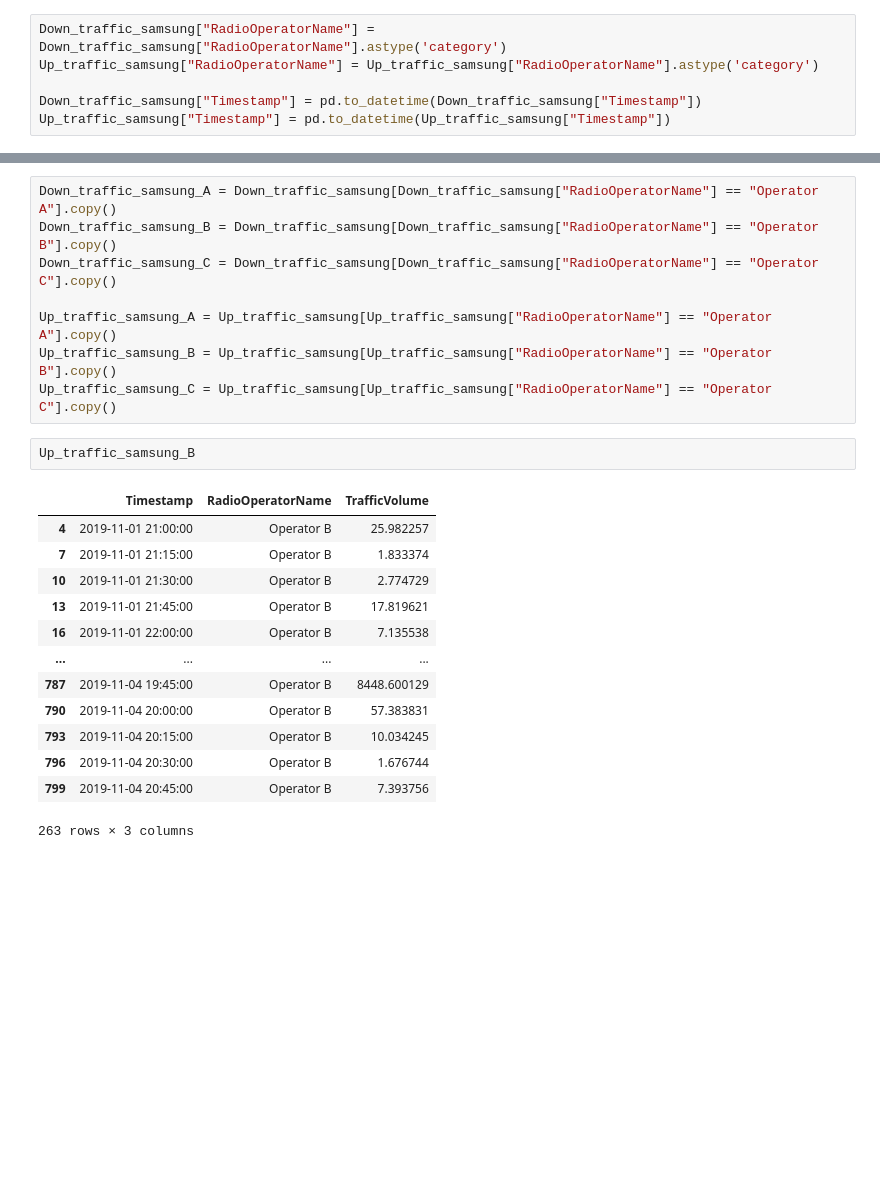
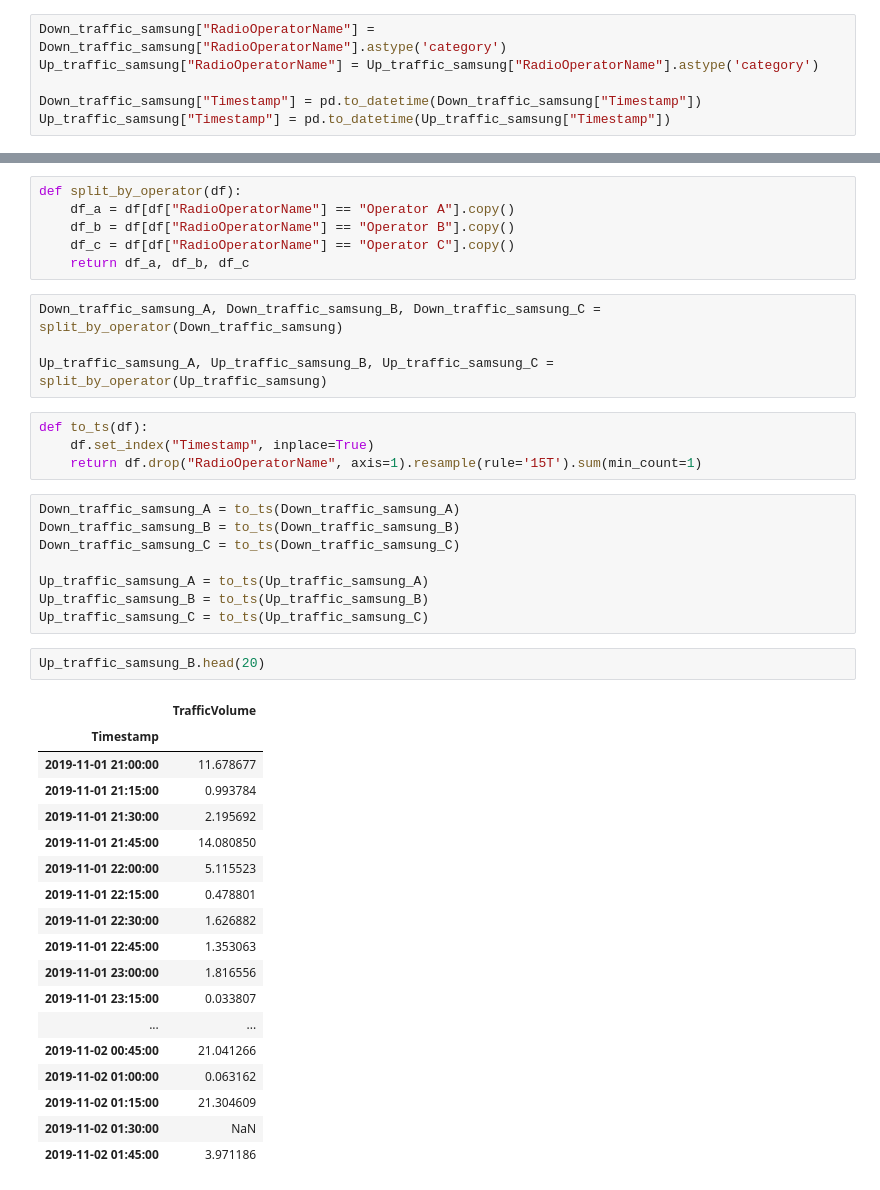
Before and after one commit to medhatfawzy/AI-Telecom, a Jupyter notebook: 4.Machine_Learning.ipynb, the cells around one changed output, grey strips where cells are left out. Cells and saved outputs as stored; diff of their text form; blank space fills up the shorter version.

```diff
--- a/4.Machine_Learning.ipynb
+++ b/4.Machine_Learning.ipynb
@@ -317,24 +329,43 @@ memory usage: 13.6 KB
-# %%
-Down_traffic_samsung_A = Down_traffic_samsung[Down_traffic_samsung["RadioOperatorName"] == "Operator A"].copy()
-Down_traffic_samsung_B = Down_traffic_samsung[Down_traffic_samsung["RadioOperatorName"] == "Operator B"].copy()
-Down_traffic_samsung_C = Down_traffic_samsung[Down_traffic_samsung["RadioOperatorName"] == "Operator C"].copy()
-
-Up_traffic_samsung_A = Up_traffic_samsung[Up_traffic_samsung["RadioOperatorName"] == "Operator A"].copy()
-Up_traffic_samsung_B = Up_traffic_samsung[Up_traffic_samsung["RadioOperatorName"] == "Operator B"].copy()
-Up_traffic_samsung_C = Up_traffic_samsung[Up_traffic_samsung["RadioOperatorName"] == "Operator C"].copy()
+# %%
+def split_by_operator(df):
+    df_a = df[df["RadioOperatorName"] == "Operator A"].copy()
+    df_b = df[df["RadioOperatorName"] == "Operator B"].copy()
+    df_c = df[df["RadioOperatorName"] == "Operator C"].copy()
+    return df_a, df_b, df_c
+# %%
+Down_traffic_samsung_A, Down_traffic_samsung_B, Down_traffic_samsung_C = split_by_operator(Down_traffic_samsung)
+
+Up_traffic_samsung_A, Up_traffic_samsung_B, Up_traffic_samsung_C = split_by_operator(Up_traffic_samsung)
+# %%
+def to_ts(df):
+    df.set_index("Timestamp", inplace=True)
+    return df.drop("RadioOperatorName", axis=1).resample(rule='15T').sum(min_count=1)
+# %%
+Down_traffic_samsung_A = to_ts(Down_traffic_samsung_A)
+Down_traffic_samsung_B = to_ts(Down_traffic_samsung_B)
+Down_traffic_samsung_C = to_ts(Down_traffic_samsung_C)
+
+Up_traffic_samsung_A = to_ts(Up_traffic_samsung_A)
+Up_traffic_samsung_B = to_ts(Up_traffic_samsung_B)
+Up_traffic_samsung_C = to_ts(Up_traffic_samsung_C)
 # %%
-Up_traffic_samsung_B
+Up_traffic_samsung_B.head(20)
 # %% [output]
-|  | Timestamp | RadioOperatorName | TrafficVolume |
-| 4 | 2019-11-01 21:00:00 | Operator B | 25.982257 |
-| 7 | 2019-11-01 21:15:00 | Operator B | 1.833374 |
-| 10 | 2019-11-01 21:30:00 | Operator B | 2.774729 |
-| 13 | 2019-11-01 21:45:00 | Operator B | 17.819621 |
-| 16 | 2019-11-01 22:00:00 | Operator B | 7.135538 |
-| ... | ... | ... | ... |
-| 787 | 2019-11-04 19:45:00 | Operator B | 8448.600129 |
-| 790 | 2019-11-04 20:00:00 | Operator B | 57.383831 |
-| 793 | 2019-11-04 20:15:00 | Operator B | 10.034245 |
-| 796 | 2019-11-04 20:30:00 | Operator B | 1.676744 |
-| 799 | 2019-11-04 20:45:00 | Operator B | 7.393756 |
+|  | TrafficVolume |
+| Timestamp |  |
+| 2019-11-01 21:00:00 | 11.678677 |
+| 2019-11-01 21:15:00 | 0.993784 |
+| 2019-11-01 21:30:00 | 2.195692 |
+| 2019-11-01 21:45:00 | 14.080850 |
+| 2019-11-01 22:00:00 | 5.115523 |
+| 2019-11-01 22:15:00 | 0.478801 |
+| 2019-11-01 22:30:00 | 1.626882 |
+| 2019-11-01 22:45:00 | 1.353063 |
+| 2019-11-01 23:00:00 | 1.816556 |
+| 2019-11-01 23:15:00 | 0.033807 |
+| ... | ... |
+| 2019-11-02 00:45:00 | 21.041266 |
+| 2019-11-02 01:00:00 | 0.063162 |
+| 2019-11-02 01:15:00 | 21.304609 |
+| 2019-11-02 01:30:00 | NaN |
+| 2019-11-02 01:45:00 | 3.971186 |
-263 rows × 3 columns
```
Also changed, not shown: parts of 15 cells of this notebook, 1 other file.
